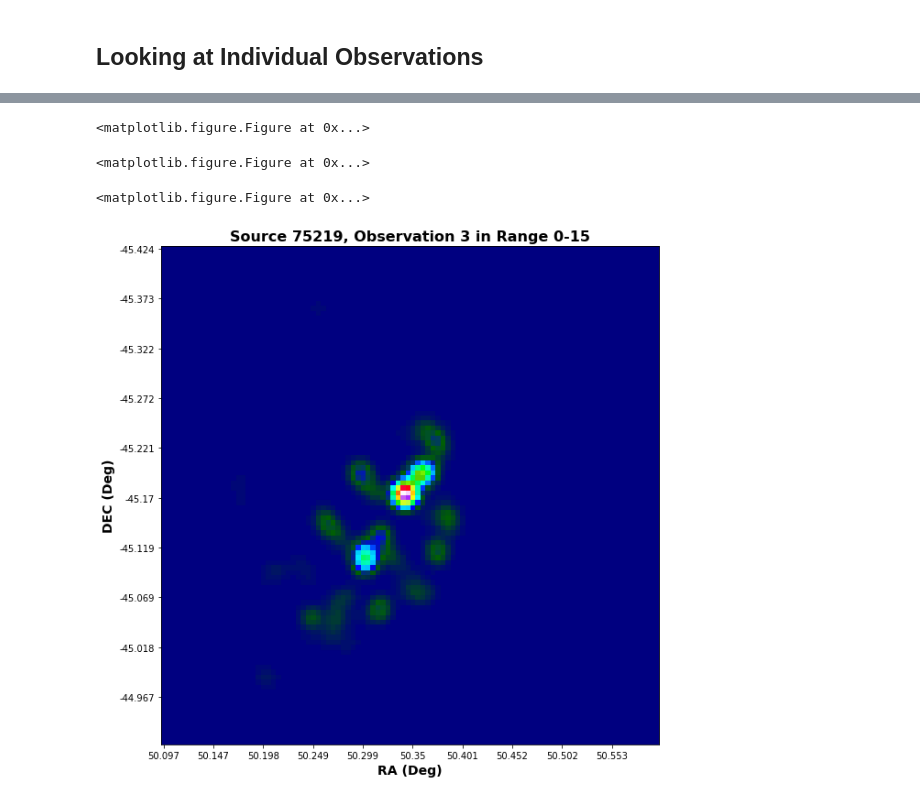
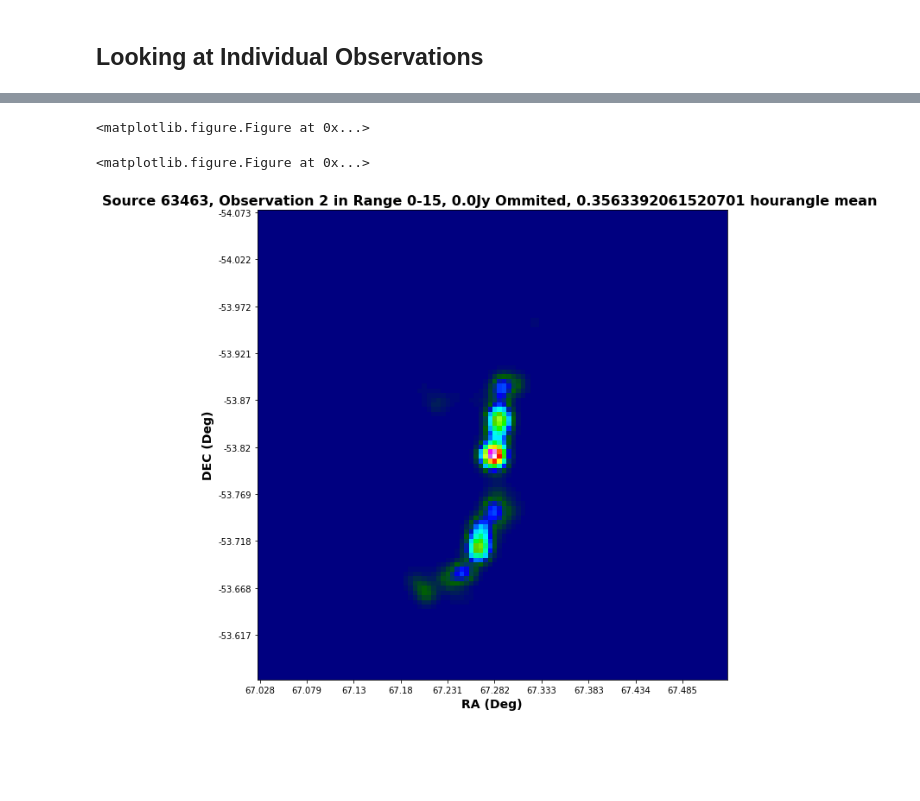
Before and after one commit to kelceydavis33/Source_Matching, a Jupyter notebook: GLEAM_p37.ipynb, the cells around one changed output, grey strips where cells are left out. Saved outputs shown, nothing was run; the diff lists cells and outputs as text; code cells hidden in the pictures; blank space fills up the shorter version.

```diff
--- a/GLEAM_p37.ipynb
+++ b/GLEAM_p37.ipynb
@@ -904,3 +926,7 @@ k = get_cut_data(table, 75219, 15)
 table.loc[75219]['RA']
 # %% [output]
 50.34762954711914
+# %%
+paths = glob.glob(directory + '*.sav')
+s = paths[0].split('/')[7]
+float(s.split('_')[0])
@@ -990,13 +1056,17 @@ def indv_obs_smooth(table, index, x_stretch, y_stretch):
 # %%
-def make_png(table, index):
-    obs = indv_obs_smooth(table, index, .25, .25)
+def make_png(directory, table, index):
+    obs = indv_obs_smooth(directory, table, index, .25, .25)
     rng = np.array(obs['data']).shape[0]
     for i in range(0, rng):
         plt.imshow(obs['data'][i][::-1], cmap = 'gist_ncar')
+        data_omited = obs['omited'][i]
+        h_ang = np.mean(obs['hour_angles'][i])
         plt.xticks(np.arange(0, 100, 10),np.around(obs['x_axis_ticks'][0::10], decimals = 3))
         plt.yticks(np.arange(0, 100, 10),np.around(obs['y_axis_ticks'][0::10], decimals = 3))
-        plt.title('Source {}, Observation {} in Range 0-15'.format(index, i))
+        plt.title('Source {}, Observation {} in Range 0-15, {}Jy Ommited, {} mean '.format(index, i, data_omited, h_ang))
         plt.xlabel('RA (Deg)')
         plt.ylabel('DEC (Deg)');
-        plt.savefig('newSource{}_Obs{}_range_0-15.png'.format(index, i))
-    obsend = rng
+        plt.savefig('newSource{}_Obs{}_range0-15_,{}JyOmmited,{}mean.png'.format(index, i, data_omited, h_ang))
+# %%
+directory = '/home/kelcey/hera/Washington/uwashchamp2019/source_array_data/'
+make_png(directory, table, 75219)
@@ -1003,7 +1079,6 @@ def make_png(table, index):
 # %%
-make_png(table, 75219)
+make_png(directory, table, 63463)
 # %% [output]
 <matplotlib.figure.Figure at 0x...>
 <matplotlib.figure.Figure at 0x...>
-<matplotlib.figure.Figure at 0x...>
-[figure, old version]
+[figure, new version]
```
Also changed, not shown: parts of 6 cells of this notebook.
